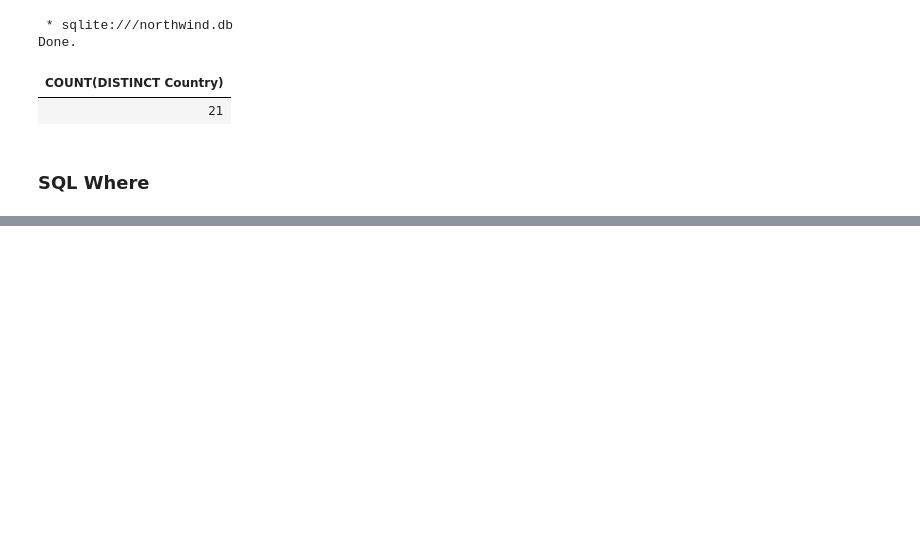
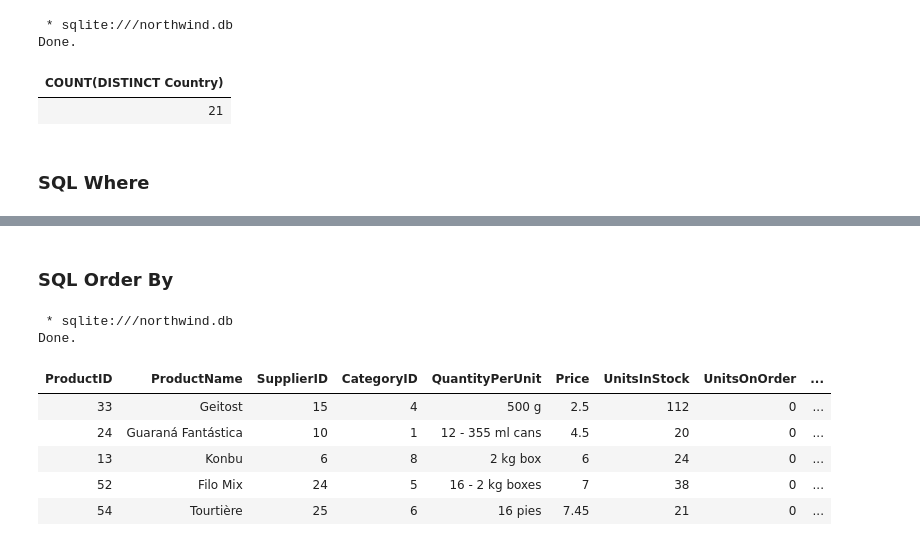
Before and after one commit to MAK8405/SQLHub, a Jupyter notebook: SQL.ipynb, the cells around one changed output, grey strips where cells are left out. Saved outputs shown, nothing was run; the diff lists cells and outputs as text; code cells hidden in the pictures; blank space fills up the shorter version.

```diff
--- a/SQL.ipynb
+++ b/SQL.ipynb
@@ -120,0 +151,15 @@ Done.
+# %% [markdown]
+### SQL Order By
+# %%
+%%sql
+SELECT * FROM Products
+ORDER BY Price LIMIT 5;
+# %% [output]
+ * sqlite:///northwind.db
+Done.
+| ProductID | ProductName | SupplierID | CategoryID | QuantityPerUnit | Price | UnitsInStock | UnitsOnOrder | ... |
+| 33 | Geitost | 15 | 4 | 500 g | 2.5 | 112 | 0 | ... |
+| 24 | Guaraná Fantástica | 10 | 1 | 12 - 355 ml cans | 4.5 | 20 | 0 | ... |
+| 13 | Konbu | 6 | 8 | 2 kg box | 6 | 24 | 0 | ... |
+| 52 | Filo Mix | 24 | 5 | 16 - 2 kg boxes | 7 | 38 | 0 | ... |
+| 54 | Tourtière | 25 | 6 | 16 pies | 7.45 | 21 | 0 | ... |
```
Also changed, not shown: parts of 5 cells of this notebook.
